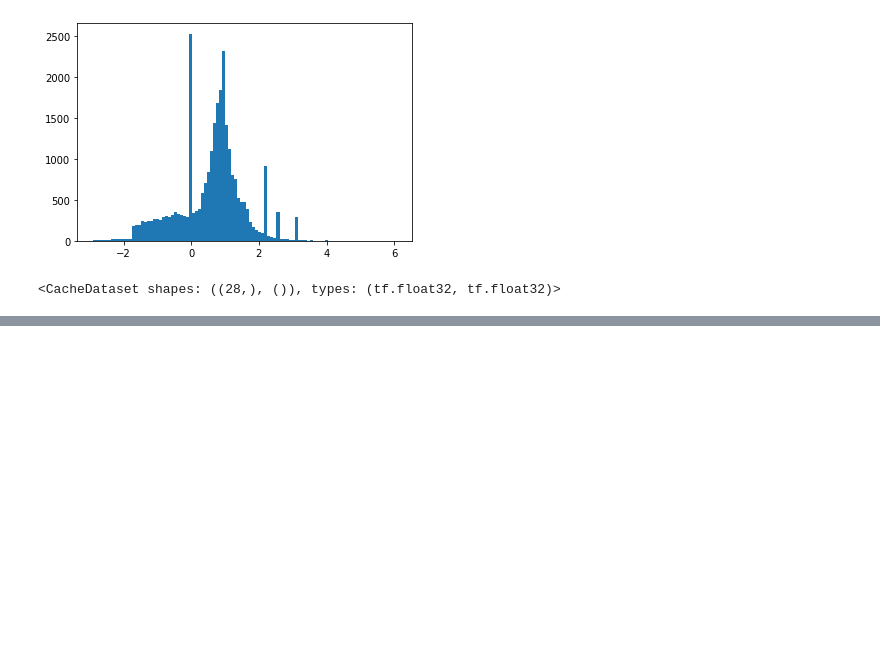
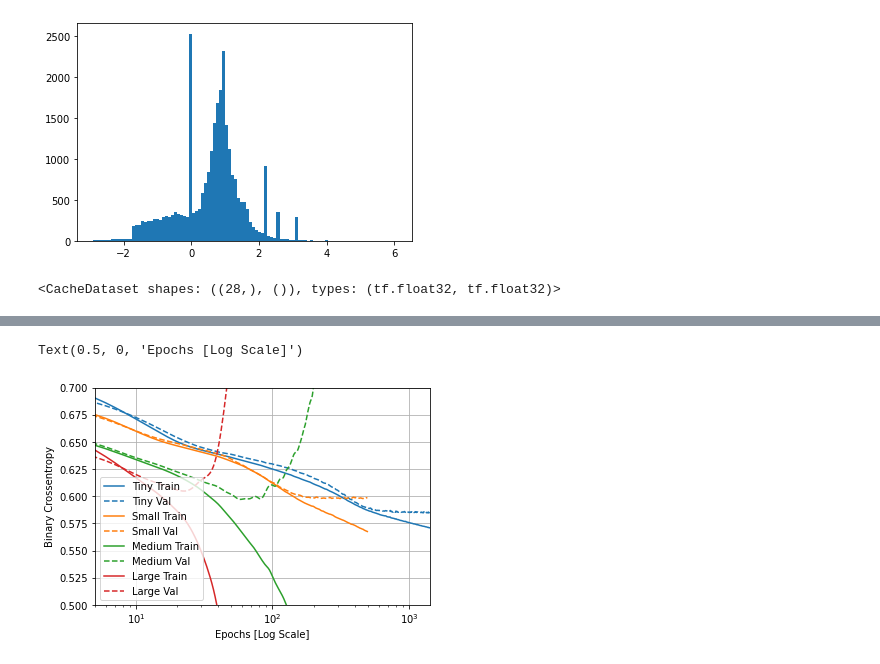
Before and after one commit to dilawarm/Neural-networks, a Jupyter notebook: basics/Regularization.ipynb, the cells around one changed output, grey strips where cells are left out. Cells and saved outputs as stored; diff of their text form; code cells hidden in the pictures; blank space fills up the shorter version.

```diff
--- a/basics/Regularization.ipynb
+++ b/basics/Regularization.ipynb
@@ -74,0 +175,9 @@ def get_optimizer():
+# %%
+medium_model = keras.Sequential([
+    keras.layers.Dense(64, activation='elu', input_shape=(FEATURES,)),
+    keras.layers.Dense(64, activation='elu'),
+    keras.layers.Dense(64, activation='elu'),
+    keras.layers.Dense(1)
+])
+# %%
+size_histories['Medium'] = compile_and_fit(medium_model, 'sizes/Medium')
@@ -74,0 +202,10 @@ def get_optimizer():
+# %%
+large_model = keras.Sequential([
+    keras.layers.Dense(512, activation='elu', input_shape=(FEATURES,)),
+    keras.layers.Dense(512, activation='elu'),
+    keras.layers.Dense(512, activation='elu'),
+    keras.layers.Dense(512, activation='elu'),
+    keras.layers.Dense(1)
+])
+# %%
+size_histories['Large'] = compile_and_fit(large_model, 'sizes/Large')
@@ -74,0 +230,9 @@ def get_optimizer():
+# %%
+plotter.plot(size_histories)
+a = plt.xscale('log')
+plt.xlim([5, max(plt.xlim())])
+plt.ylim([0.5, 0.7])
+plt.xlabel('Epochs [Log Scale]')
+# %% [output]
+Text(0.5, 0, 'Epochs [Log Scale]')
+[figure, added]
```
Also changed, not shown: parts of 25 cells of this notebook.
